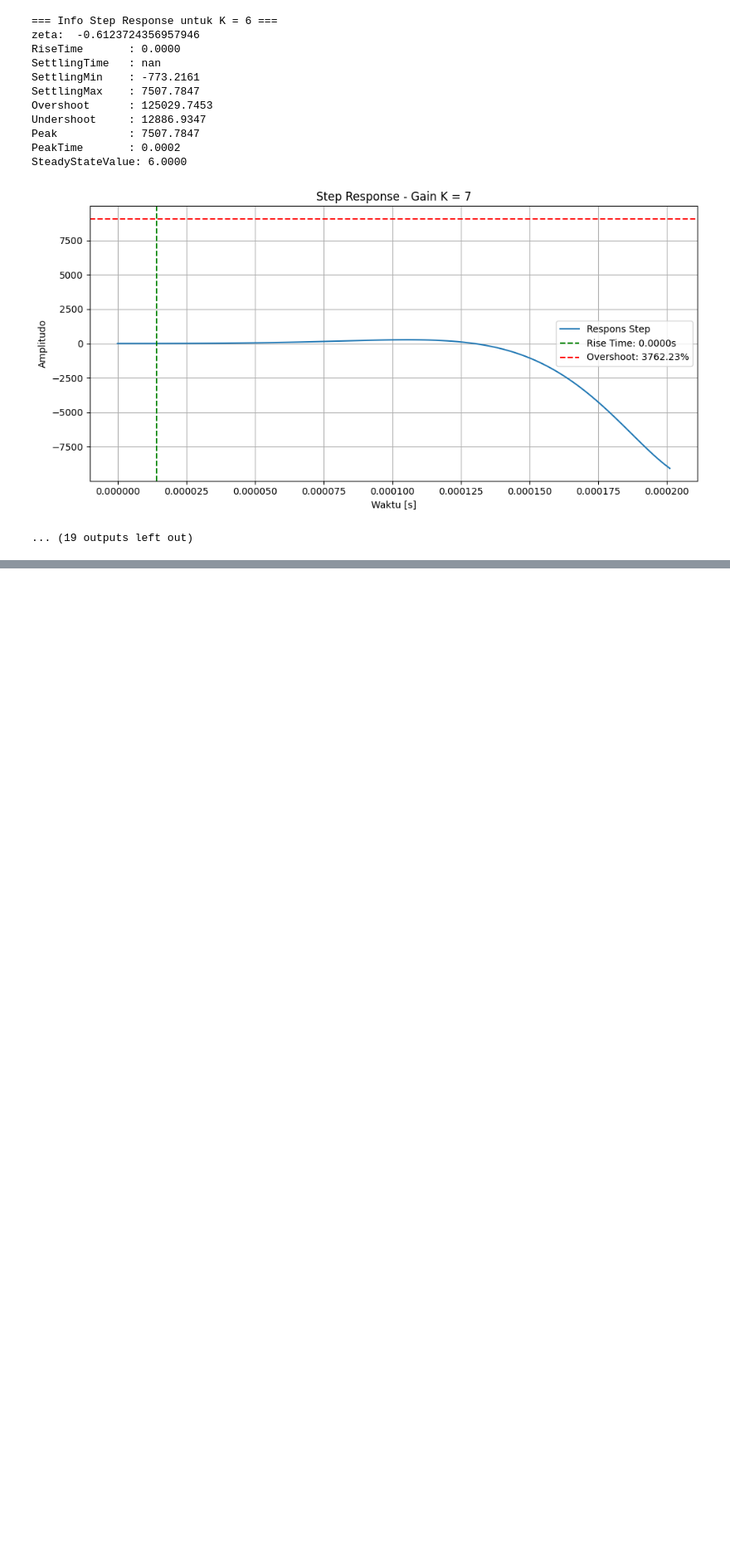
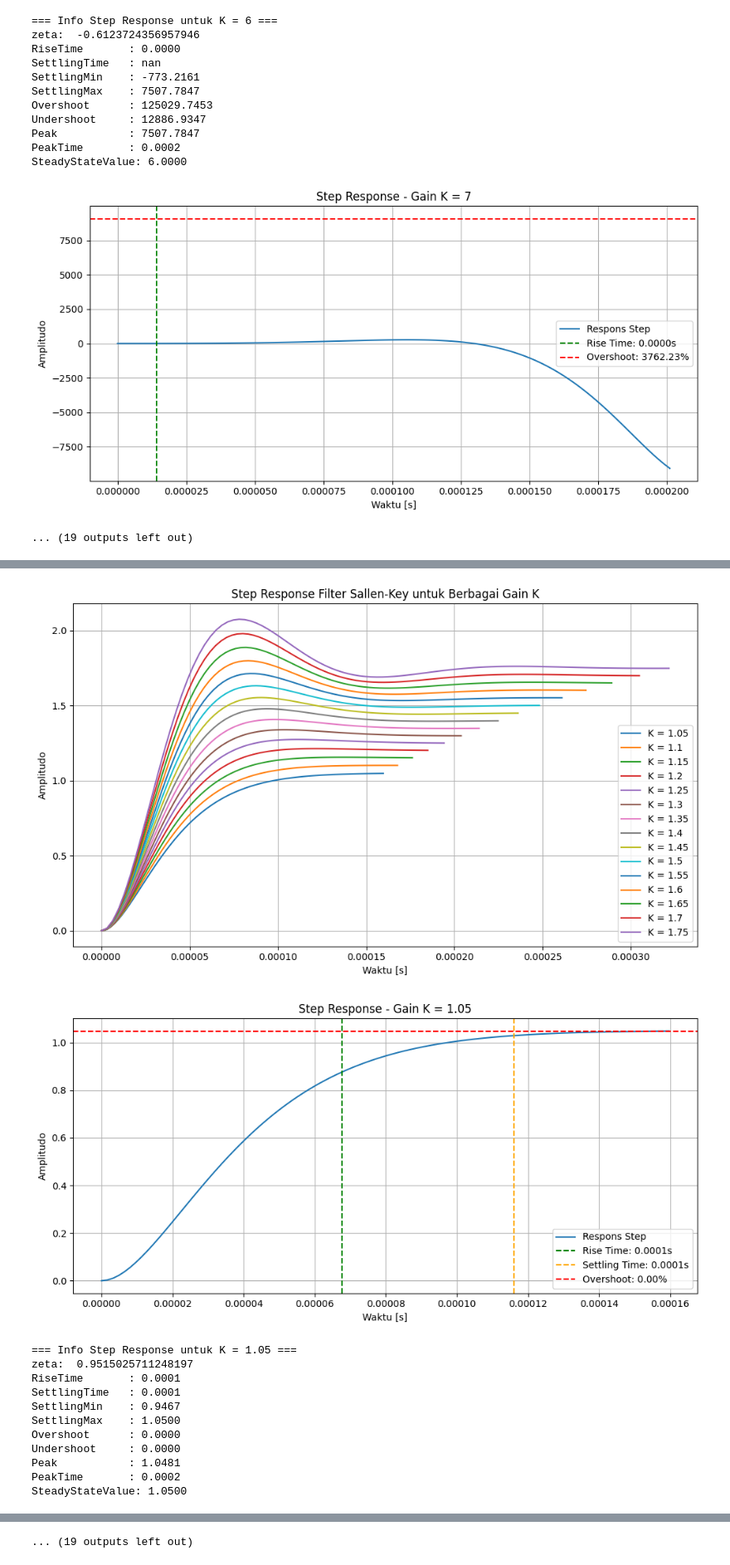
Before and after one commit to aphroditynp/Sisken, a Jupyter notebook: Aphrodity Nirmala_511906_Sisken week 8.ipynb, the cells around one changed output, grey strips where cells are left out. Shown at 83% size. Saved outputs shown, nothing was run; the diff lists cells and outputs as text; code cells hidden in the pictures; blank space fills up the shorter version.

```diff
--- a/Aphrodity Nirmala_511906_Sisken week 8.ipynb
+++ b/Aphrodity Nirmala_511906_Sisken week 8.ipynb
@@ -478,0 +512,78 @@ SteadyStateValue: 6.0000
+# %%
+# Parameter dari rangkaian Sallen-Key
+R = 1e3       # 1 kOhm
+C = 0.022e-6  # 0.022 uF
+
+# Frekuensi natural
+wn = 1 / (R * C)  # rad/s
+
+# Variasi gain K
+K_values = (1.05, 1.1, 1.15, 1.2, 1.25, 1.3, 1.35, 1.4, 1.45, 1.5, 1.55, 1.6, 1.65, 1.7, 1.75)
+
+# Step response gabungan
+plt.figure(figsize=(10, 6))
+for K in K_values:
+    zeta = (3 - K) / (2 * np.sqrt(K))  # Rasio redaman khas Sallen-Key
+    num = [K * wn**2]
+    den = [1, 2*zeta*wn, wn**2]
+    G = ct.TransferFunction(num, den)
+    t, y = ct.step_response(G)
+    plt.plot(t, np.squeeze(y), label=f"K = {K}")
+plt.title("Step Response Filter Sallen-Key untuk Berbagai Gain K")
+plt.xlabel("Waktu [s]")
+plt.ylabel("Amplitudo")
+plt.grid(True)
+plt.legend()
+plt.tight_layout()
+plt.show()
+
+# Step response detail per K
+for K in K_values:
+    zeta = (3 - K) / (2 * np.sqrt(K))
+    num = [K * wn**2]
+    den = [1, 2*zeta*wn, wn**2]
+    G = ct.TransferFunction(num, den)
+    t, y = ct.step_response(G)
+    y = np.squeeze(y)
+    info = ct.step_info(G)
+
+    rise_time = info.get("RiseTime", np.nan)
+    settling_time = info.get("SettlingTime", np.nan)
+    overshoot = info.get("Overshoot", np.nan)
+    peak_value = info.get("Peak", np.nan)
+
+    plt.figure(figsize=(10, 5))
+    plt.plot(t, y, label="Respons Step")
+    if not np.isnan(rise_time):
+        plt.axvline(rise_time, color='g', linestyle='--', label=f"Rise Time: {rise_time:.4f}s")
+    if not np.isnan(settling_time):
+        plt.axvline(settling_time, color='orange', linestyle='--', label=f"Settling Time: {settling_time:.4f}s")
+    if not np.isnan(peak_value):
+        plt.axhline(peak_value, color='r', linestyle='--', label=f"Overshoot: {overshoot:.2f}%" if not np.isnan(overshoot) else "Peak")
+
+    plt.title(f"Step Response - Gain K = {K}")
+    plt.xlabel("Waktu [s]")
+    plt.ylabel("Amplitudo")
+    plt.grid()
+    plt.legend()
+    plt.tight_layout()
+    plt.show()
+
+    print(f"\n=== Info Step Response untuk K = {K} ===")
+    print ("zeta: ", zeta)
+    for key, val in info.items():
+        print(f"{key:15}: {val:.4f}")
+# %% [output]
+[figure, added]
+[figure, added]
+=== Info Step Response untuk K = 1.05 ===
+zeta:  0.9515025711248197
+RiseTime       : 0.0001
+SettlingTime   : 0.0001
+SettlingMin    : 0.9467
+SettlingMax    : 1.0500
+Overshoot      : 0.0000
+Undershoot     : 0.0000
+Peak           : 1.0481
+PeakTime       : 0.0002
+SteadyStateValue: 1.0500
@@ -478,0 +639 @@ SteadyStateValue: 6.0000
+... (19 outputs left out)
```
Also changed, not shown: parts of 5 cells of this notebook, 2 other files.
